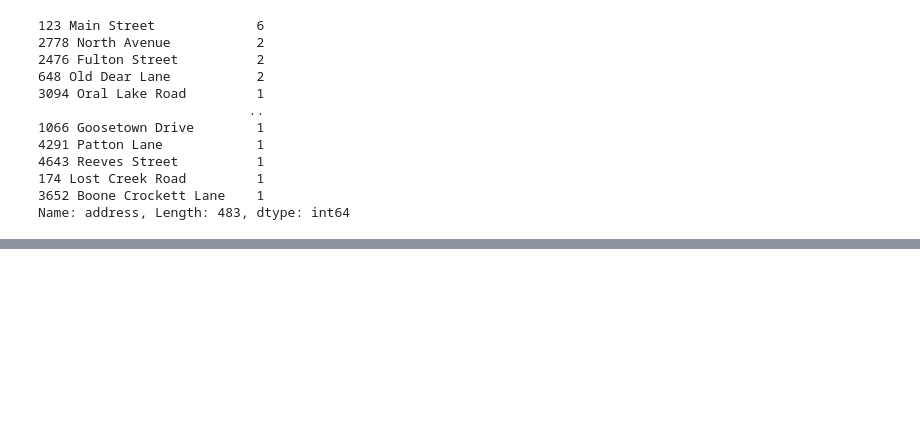
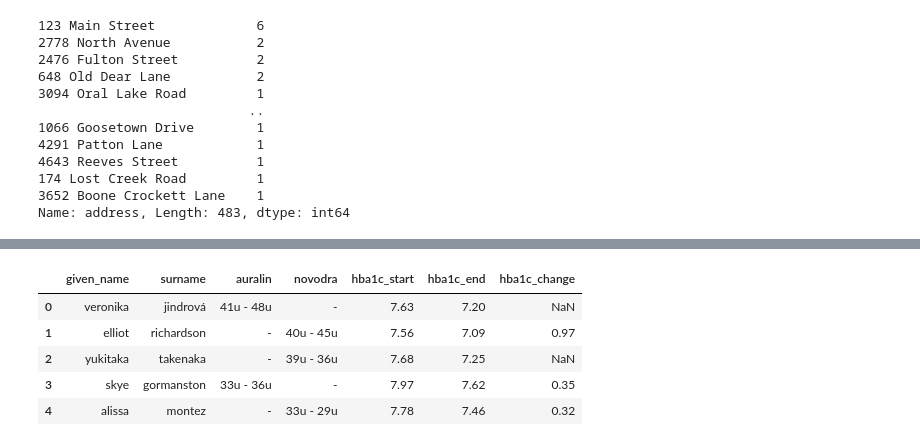
Before and after one commit to Bankrid/Auralin-Data-Analysis, a Jupyter notebook: Auralin.ipynb, the cells around one changed output, grey strips where cells are left out. Saved outputs shown, nothing was run; the diff lists cells and outputs as text; code cells hidden in the pictures; blank space fills up the shorter version.

```diff
--- a/Auralin.ipynb
+++ b/Auralin.ipynb
@@ -178,0 +262,9 @@ patient_df
+# %%
+treatment_df.head()
+# %% [output]
+|  | given_name | surname | auralin | novodra | hba1c_start | hba1c_end | hba1c_change |
+| 0 | veronika | jindrová | 41u - 48u | - | 7.63 | 7.20 | NaN |
+| 1 | elliot | richardson | - | 40u - 45u | 7.56 | 7.09 | 0.97 |
+| 2 | yukitaka | takenaka | - | 39u - 36u | 7.68 | 7.25 | NaN |
+| 3 | skye | gormanston | 33u - 36u | - | 7.97 | 7.62 | 0.35 |
+| 4 | alissa | montez | - | 33u - 29u | 7.78 | 7.46 | 0.32 |
```
Also changed, not shown: parts of 12 cells of this notebook.
